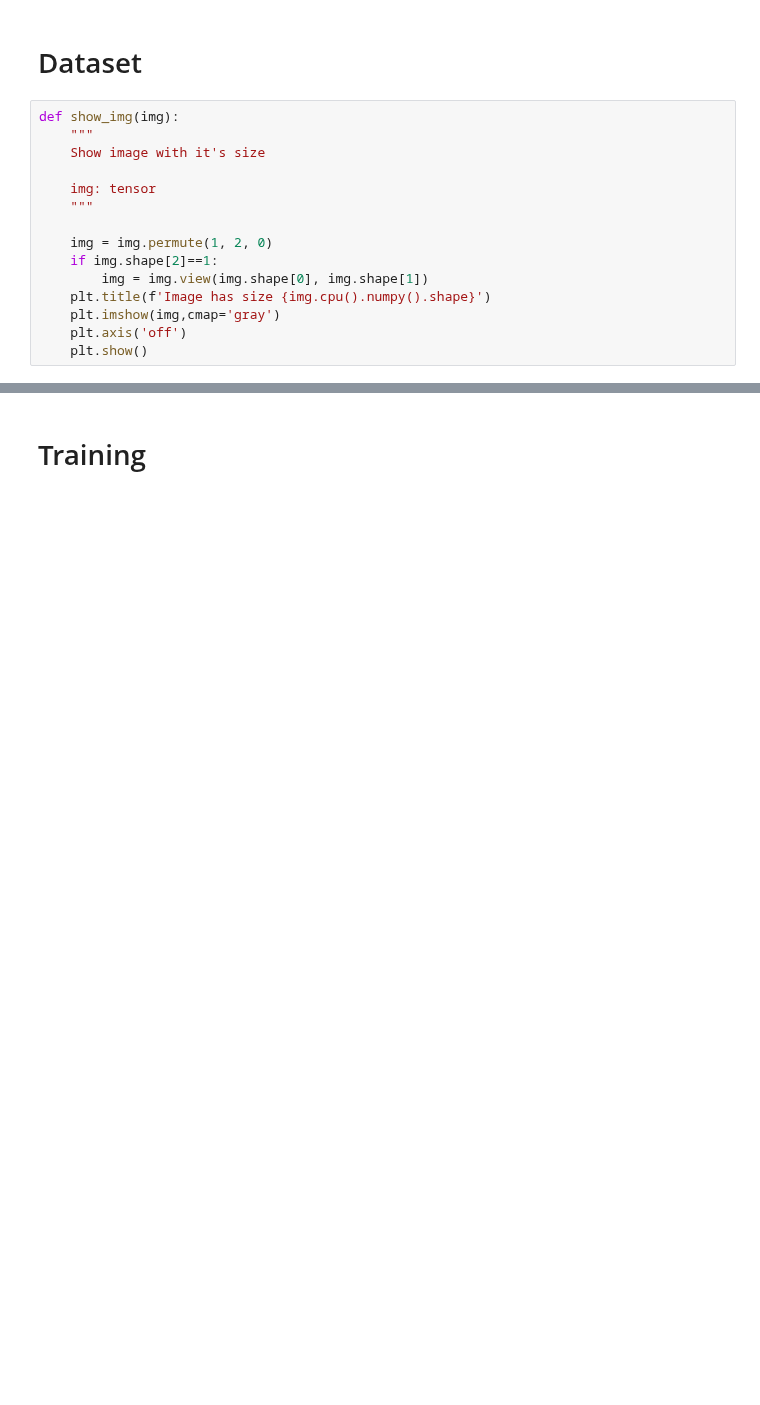
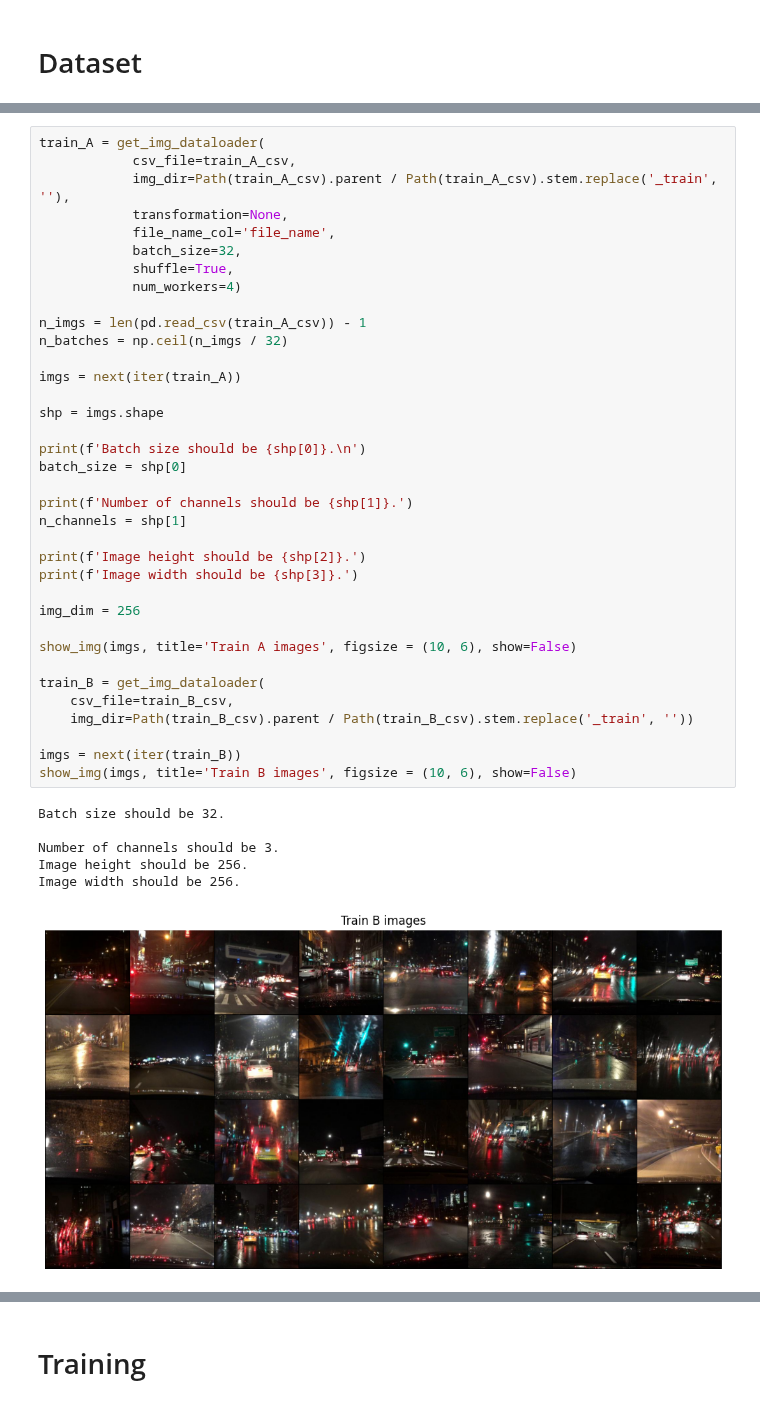
Before and after one commit to teaching-FEEC/dgm-2024.2, a Jupyter notebook: projetos/ReCycleGAN/src/notebooks/vanilla_cycleGAN.ipynb, the cells around one changed output, grey strips where cells are left out. Drawn from its saved outputs; the diff is of its cells as text; blank space fills up the shorter version.

Commit message:
Add dataset management and training loop
Signed-off-by: Gabriel Freitas <gabriel.freitas@toradex.com>

```diff
--- a/projetos/ReCycleGAN/src/notebooks/vanilla_cycleGAN.ipynb
+++ b/projetos/ReCycleGAN/src/notebooks/vanilla_cycleGAN.ipynb
@@ -456,18 +456,3 @@ class CycleGAN:
         self.optimizer_D_B.load_state_dict(checkpoint['optimizer_D_B_state_dict'])
 # %% [markdown]
 # Dataset
-# %%
-def show_img(img):
-    """
-    Show image with it's size
-
-    img: tensor
-    """
-
-    img = img.permute(1, 2, 0)
-    if img.shape[2]==1:
-        img = img.view(img.shape[0], img.shape[1])
-    plt.title(f'Image has size {img.cpu().numpy().shape}')
-    plt.imshow(img,cmap='gray')
-    plt.axis('off')
-    plt.show()
@@ -487,0 +483,43 @@ dataloader_B = DataLoader(dataset_B, batch_size=16, shuffle=True)
+# %%
+train_A = get_img_dataloader(
+            csv_file=train_A_csv,
+            img_dir=Path(train_A_csv).parent / Path(train_A_csv).stem.replace('_train', ''),
+            transformation=None,
+            file_name_col='file_name',
+            batch_size=32,
+            shuffle=True,
+            num_workers=4)
+
+n_imgs = len(pd.read_csv(train_A_csv)) - 1
+n_batches = np.ceil(n_imgs / 32)
+
+imgs = next(iter(train_A))
+
+shp = imgs.shape
+
+print(f'Batch size should be {shp[0]}.\n')
+batch_size = shp[0]
+
+print(f'Number of channels should be {shp[1]}.')
+n_channels = shp[1]
+
+print(f'Image height should be {shp[2]}.')
+print(f'Image width should be {shp[3]}.')
+
+img_dim = 256
+
+show_img(imgs, title='Train A images', figsize = (10, 6), show=False)
+
+train_B = get_img_dataloader(
+    csv_file=train_B_csv,
+    img_dir=Path(train_B_csv).parent / Path(train_B_csv).stem.replace('_train', ''))
+
+imgs = next(iter(train_B))
+show_img(imgs, title='Train B images', figsize = (10, 6), show=False)
+# %% [output]
+Batch size should be 32.
+
+Number of channels should be 3.
+Image height should be 256.
+Image width should be 256.
+[figure, added]
```
Also changed, not shown: parts of 12 cells of this notebook.
